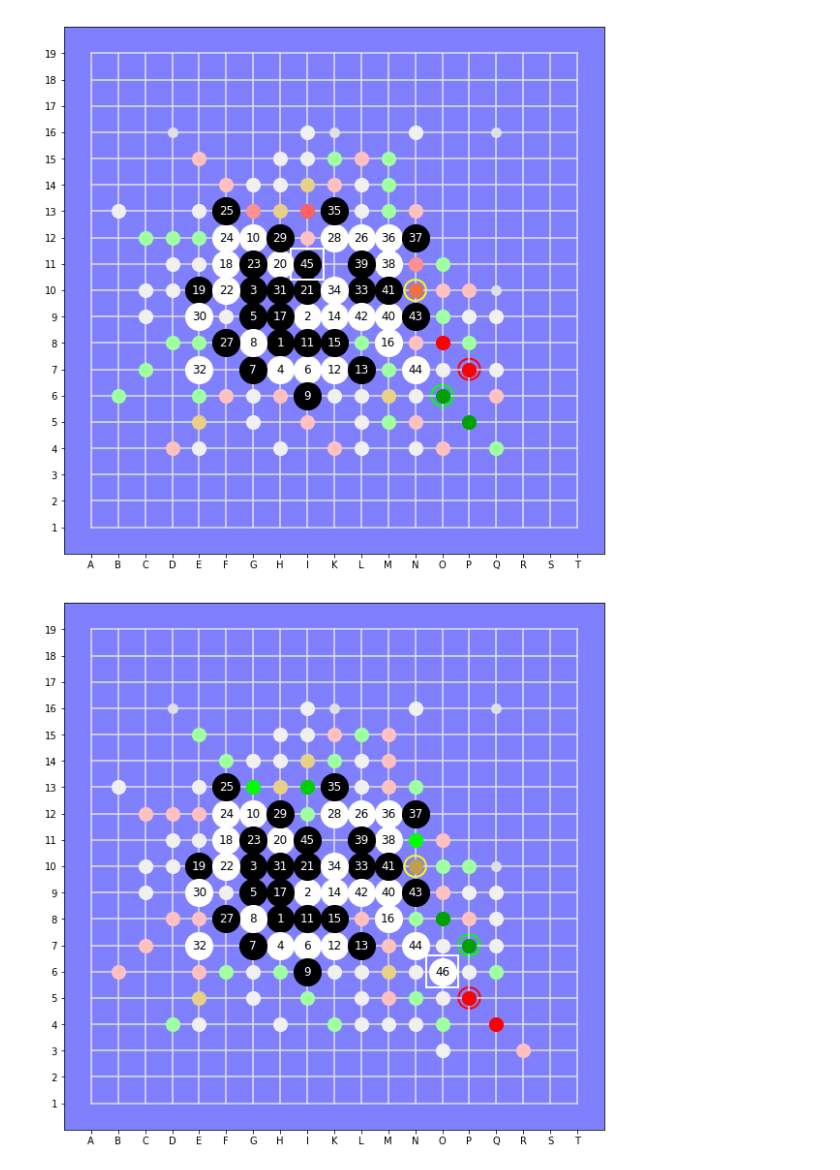
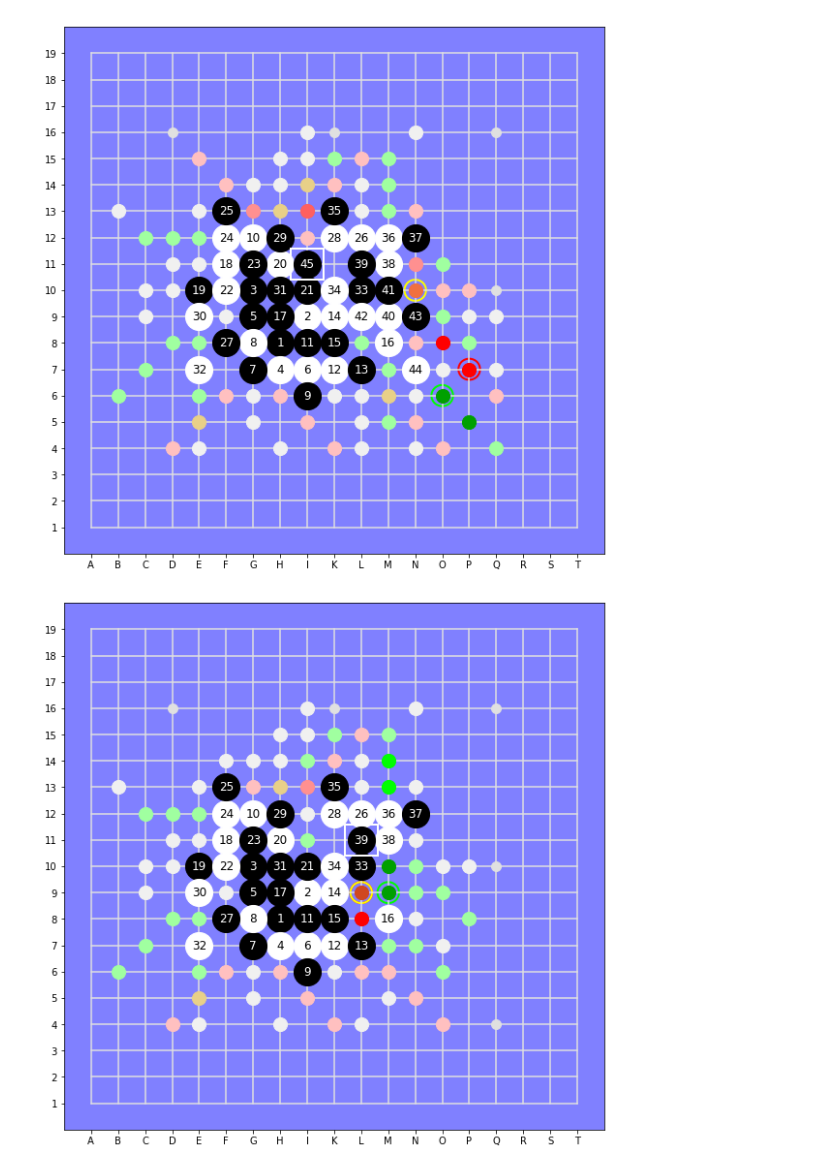
Before and after one commit to Project-Ellie/tutorials, a Jupyter notebook: other_stuff/DeepGomoku/GoMoku.ipynb, the cells around one changed output. Drawn from its saved outputs; the diff is of its cells as text; code cells hidden in the pictures.

```diff
--- a/other_stuff/DeepGomoku/GoMoku.ipynb
+++ b/other_stuff/DeepGomoku/GoMoku.ipynb
@@ -129,6 +129,6 @@ board.save("MyVeryFirstGame.csv")
 # %%
 board1 = Board.from_csv("MyVeryFirstGame.csv")
 # %%
-board1.display()
+board1.bwd().display()
 # %% [output]
-[figure, old version]
+[figure, new version]
```
Also changed, not shown: 3 other files.
